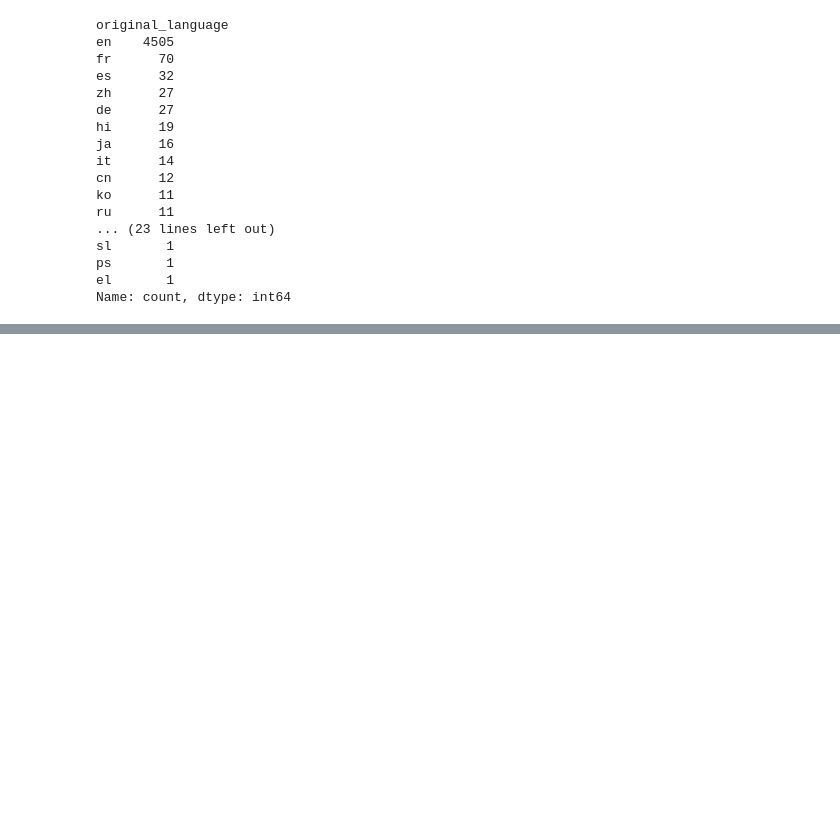
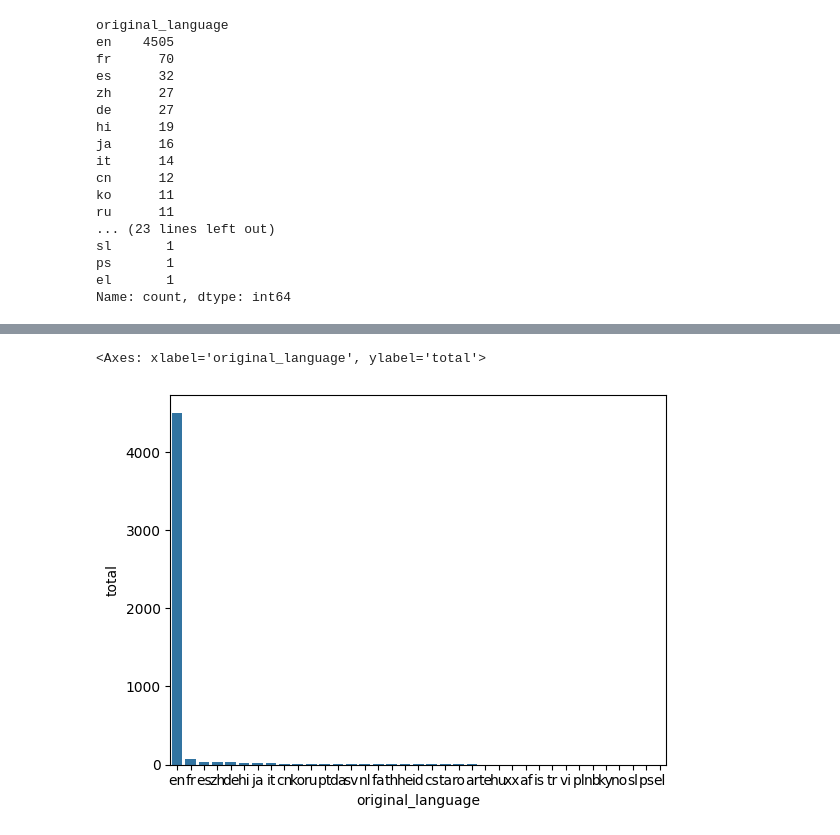
Before and after one commit to AdrielHigor/ds_learning, a Jupyter notebook: tmdb_movie_analysis.ipynb, the cells around one changed output, grey strips where cells are left out. Drawn from its saved outputs; the diff is of its cells as text; code cells hidden in the pictures; blank space fills up the shorter version.

```diff
--- a/tmdb_movie_analysis.ipynb
+++ b/tmdb_movie_analysis.ipynb
@@ -48,7 +48,8 @@ array(['en', 'ja', 'fr', 'zh', 'es', 'de', 'hi', 'ru', 'ko', 'te', 'cn',
        'tr', 'nb', 'af', 'pl', 'he', 'ar', 'vi', 'ky', 'id', 'ro', 'fa',
        'no', 'sl', 'ps', 'el'], dtype=object)
 # %%
-tmdb["original_language"].value_counts()
+original_language_counts = tmdb["original_language"].value_counts()
+original_language_counts
 # %% [output]
 original_language
 en    4505
@@ -69,0 +86,5 @@ Name: count, dtype: int64
+# %%
+original_language_frame = original_language_counts.to_frame().reset_index()
+original_language_frame.columns = ["original_language", "total"]
+original_language_frame
+original_language_frame.sort_values("total", ascending=False)
@@ -69,0 +109,5 @@ Name: count, dtype: int64
+# %%
+sns.barplot(x="original_language", y="total", data=original_language_frame)
+# %% [output]
+<Axes: xlabel='original_language', ylabel='total'>
+[figure, added]
```
Also changed, not shown: parts of 11 cells of this notebook, 1 other file.
